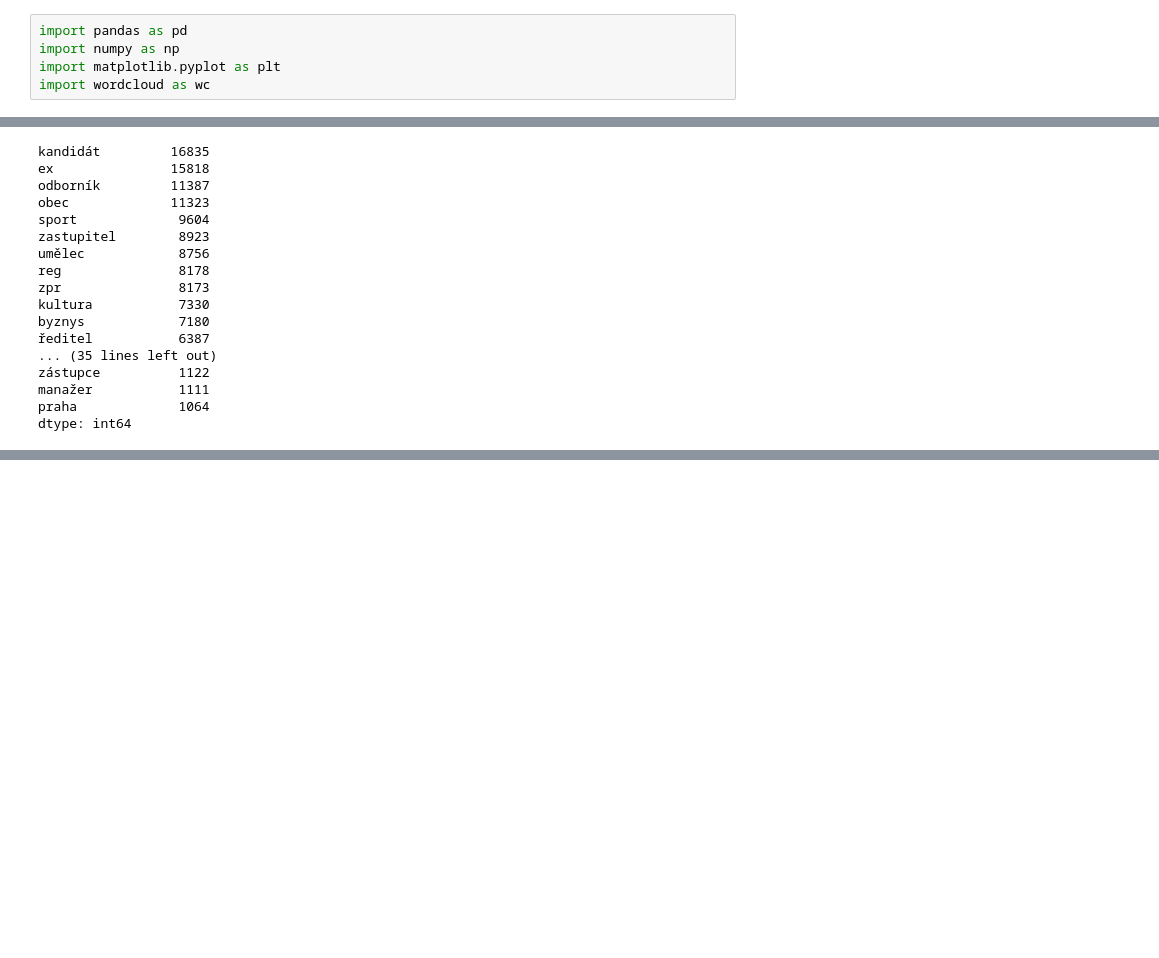
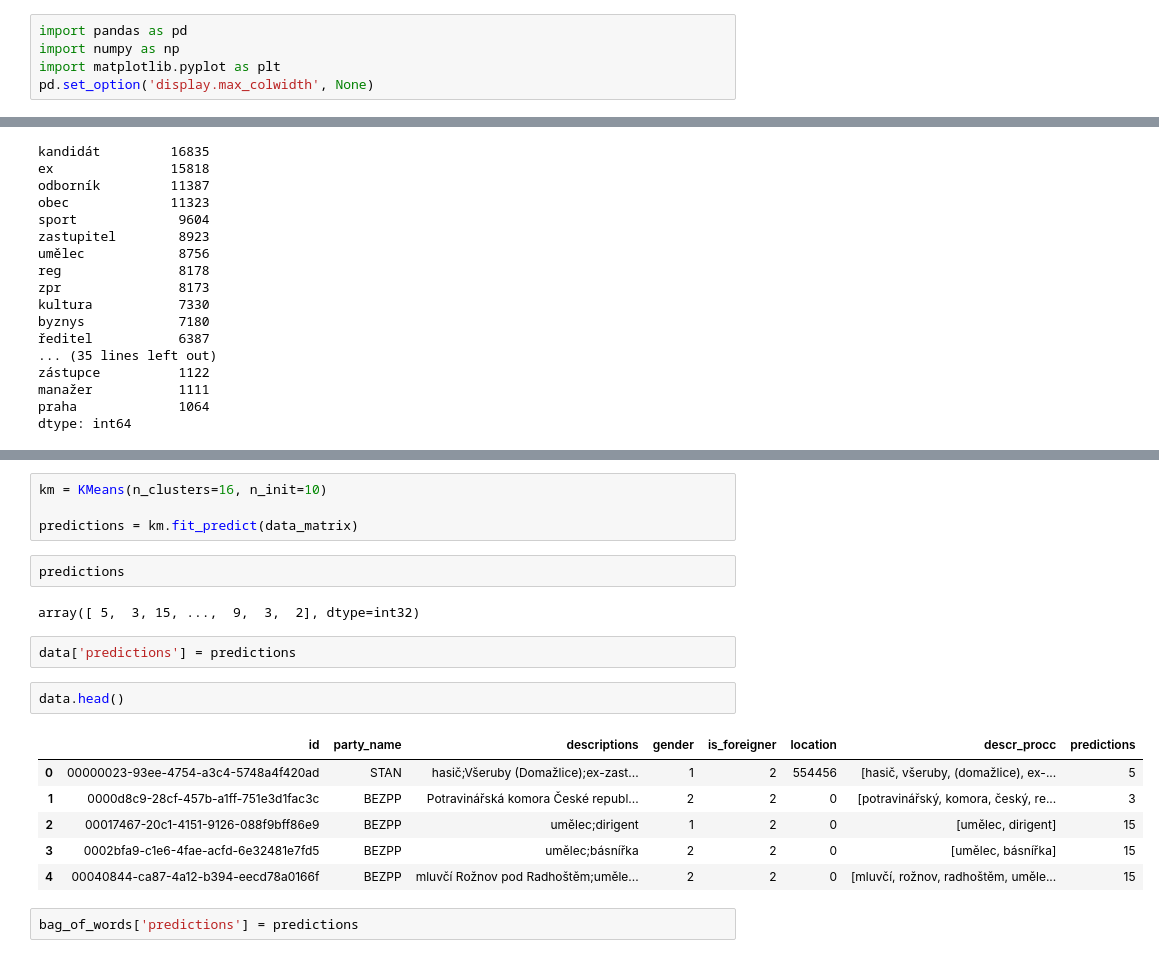
Before and after one commit to czech-radio/respondent-classify, a Jupyter notebook: analysis.ipynb, the cells around one changed output, grey strips where cells are left out. Saved outputs shown, nothing was run; the diff lists cells and outputs as text; blank space fills up the shorter version.

```diff
--- a/analysis.ipynb
+++ b/analysis.ipynb
@@ -2,4 +2,4 @@
 import pandas as pd
 import numpy as np
 import matplotlib.pyplot as plt
-import wordcloud as wc
+pd.set_option('display.max_colwidth', None)
@@ -87,0 +117,21 @@ MemoryError: Unable to allocate 17.0 GiB for an array with shape (28012, 81625)
+# %%
+km = KMeans(n_clusters=16, n_init=10)
+
+predictions = km.fit_predict(data_matrix)
+# %%
+predictions
+# %% [output]
+array([ 5,  3, 15, ...,  9,  3,  2], dtype=int32)
+# %%
+data['predictions'] = predictions
+# %%
+data.head()
+# %% [output]
+|  | id | party_name | descriptions | gender | is_foreigner | location | descr_procc | predictions |
+| 0 | 00000023-93ee-4754-a3c4-5748a4f420ad | STAN | hasič;Všeruby (Domažlice);ex-zast... | 1 | 2 | 554456 | [hasič, všeruby, (domažlice), ex-... | 5 |
+| 1 | 0000d8c9-28cf-457b-a1ff-751e3d1fac3c | BEZPP | Potravinářská komora České republ... | 2 | 2 | 0 | [potravinářský, komora, český, re... | 3 |
+| 2 | 00017467-20c1-4151-9126-088f9bff86e9 | BEZPP | umělec;dirigent | 1 | 2 | 0 | [umělec, dirigent] | 15 |
+| 3 | 0002bfa9-c1e6-4fae-acfd-6e32481e7fd5 | BEZPP | umělec;básnířka | 2 | 2 | 0 | [umělec, básnířka] | 15 |
+| 4 | 00040844-ca87-4a12-b394-eecd78a0166f | BEZPP | mluvčí Rožnov pod Radhoštěm;uměle... | 2 | 2 | 0 | [mluvčí, rožnov, radhoštěm, uměle... | 15 |
+# %%
+bag_of_words['predictions'] = predictions
```
Also changed, not shown: parts of 13 cells of this notebook.
